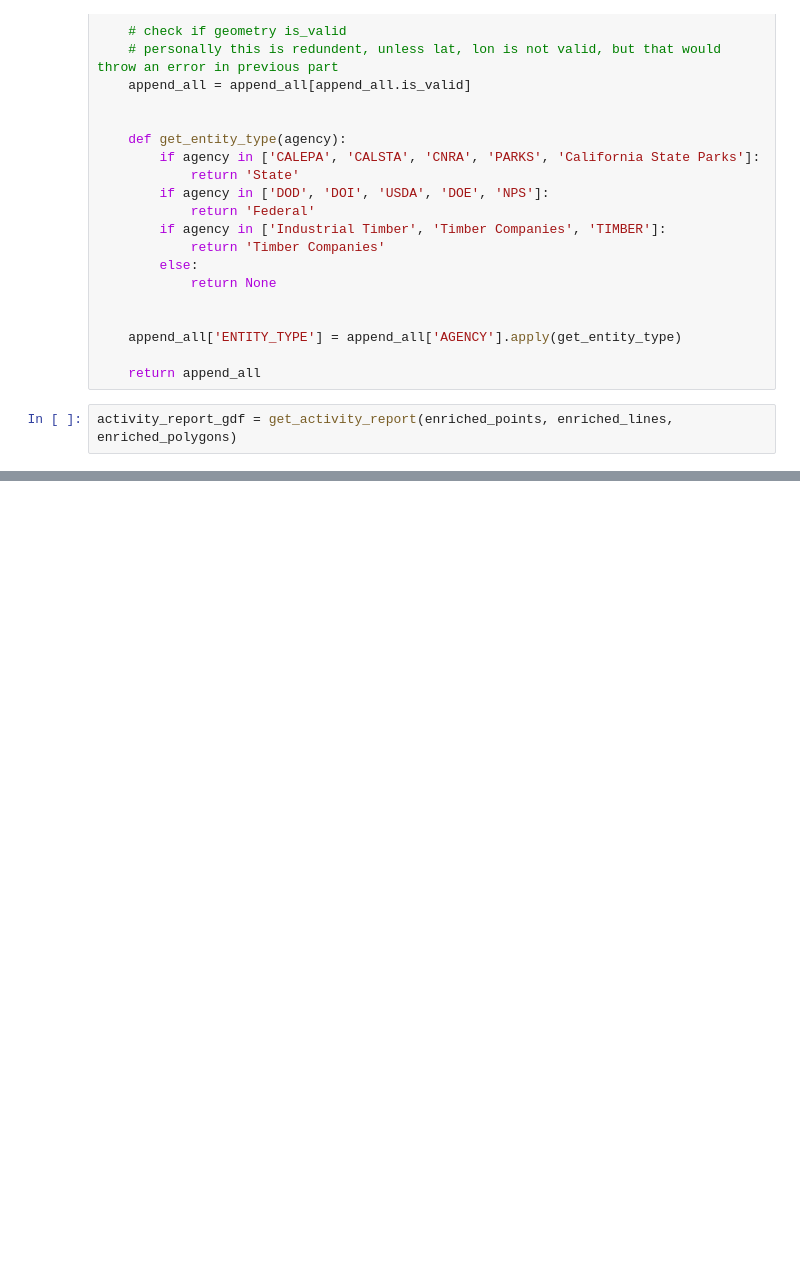
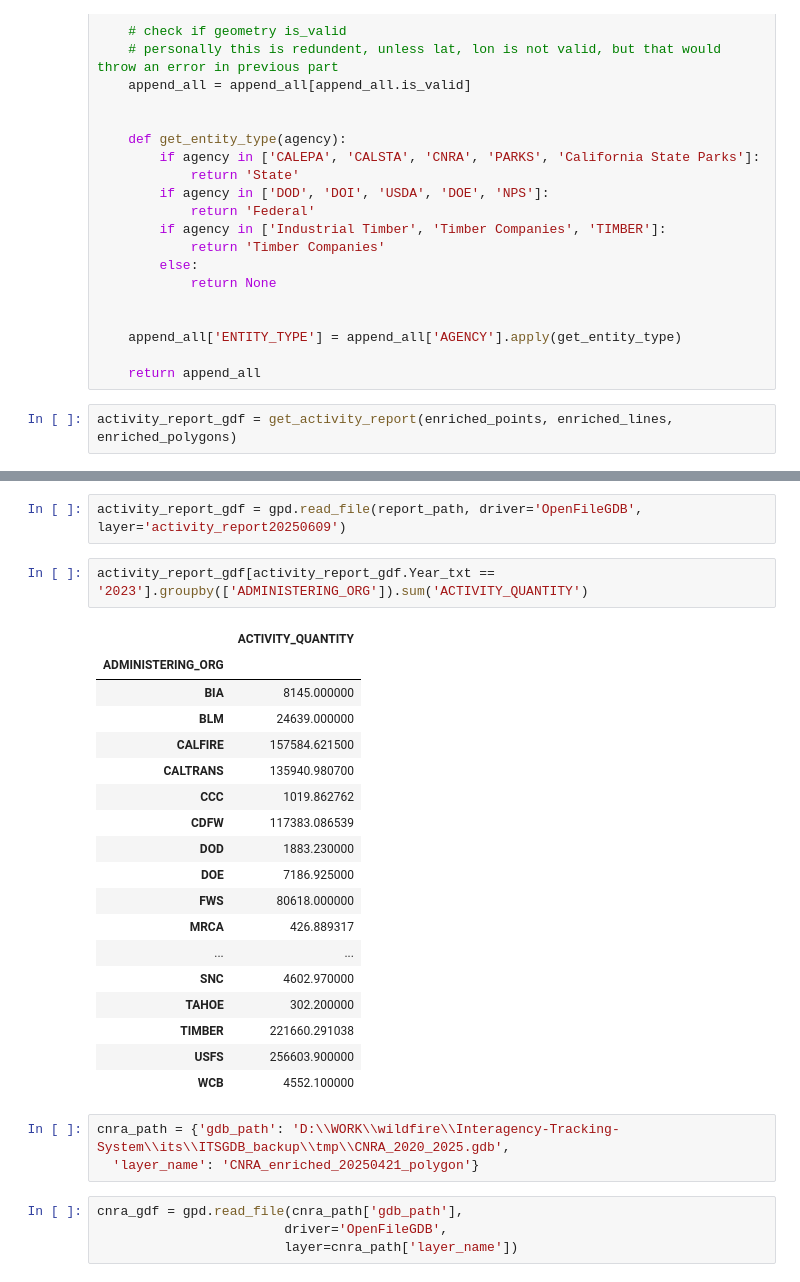
Before and after one commit to klinucsd/interagency-tracking-system, a Jupyter notebook: notebooks/Append.ipynb, the cells around one changed output, grey strips where cells are left out. Drawn from its saved outputs; the diff is of its cells as text; blank space fills up the shorter version.

```diff
--- a/notebooks/Append.ipynb
+++ b/notebooks/Append.ipynb
@@ -195,0 +319,30 @@ D:\WORK\wildfire\Interagency-Tracking-System\its\ITSGDB_backup\V2.0\reports.gdb
+# %%
+activity_report_gdf = gpd.read_file(report_path, driver='OpenFileGDB', layer='activity_report20250609')
+# %%
+activity_report_gdf[activity_report_gdf.Year_txt == '2023'].groupby(['ADMINISTERING_ORG']).sum('ACTIVITY_QUANTITY')
+# %% [output]
+|  | ACTIVITY_QUANTITY |
+| ADMINISTERING_ORG |  |
+| BIA | 8145.000000 |
+| BLM | 24639.000000 |
+| CALFIRE | 157584.621500 |
+| CALTRANS | 135940.980700 |
+| CCC | 1019.862762 |
+| CDFW | 117383.086539 |
+| DOD | 1883.230000 |
+| DOE | 7186.925000 |
+| FWS | 80618.000000 |
+| MRCA | 426.889317 |
+| ... | ... |
+| SNC | 4602.970000 |
+| TAHOE | 302.200000 |
+| TIMBER | 221660.291038 |
+| USFS | 256603.900000 |
+| WCB | 4552.100000 |
+# %%
+cnra_path = {'gdb_path': 'D:\\WORK\\wildfire\\Interagency-Tracking-System\\its\\ITSGDB_backup\\tmp\\CNRA_2020_2025.gdb',
+  'layer_name': 'CNRA_enriched_20250421_polygon'}
+# %%
+cnra_gdf = gpd.read_file(cnra_path['gdb_path'],
+                        driver='OpenFileGDB',
+                        layer=cnra_path['layer_name'])
```
Also changed, not shown: parts of 34 cells of this notebook, 8 other files.
